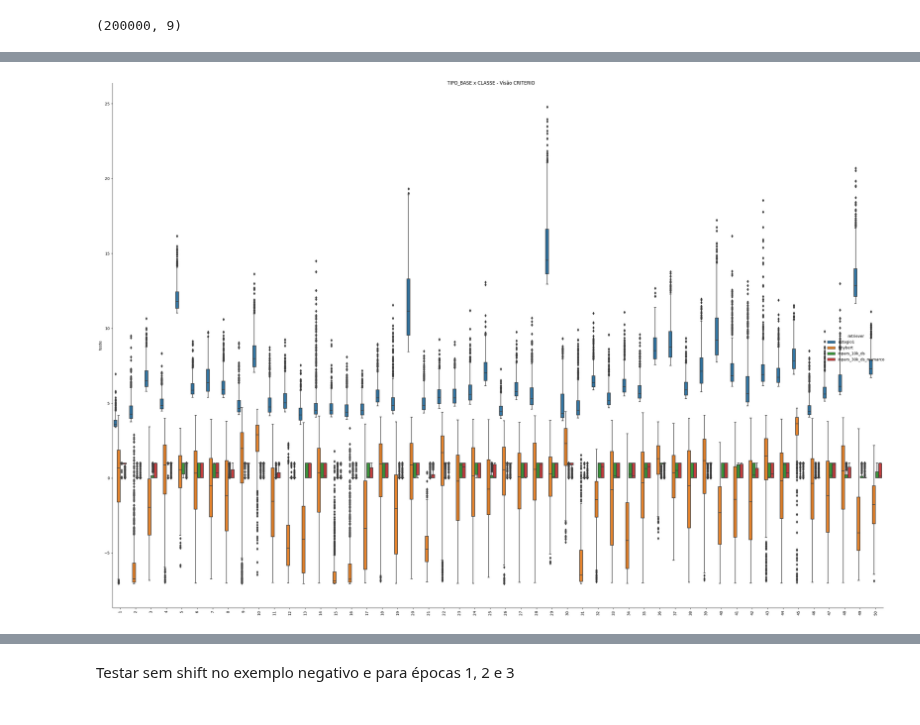
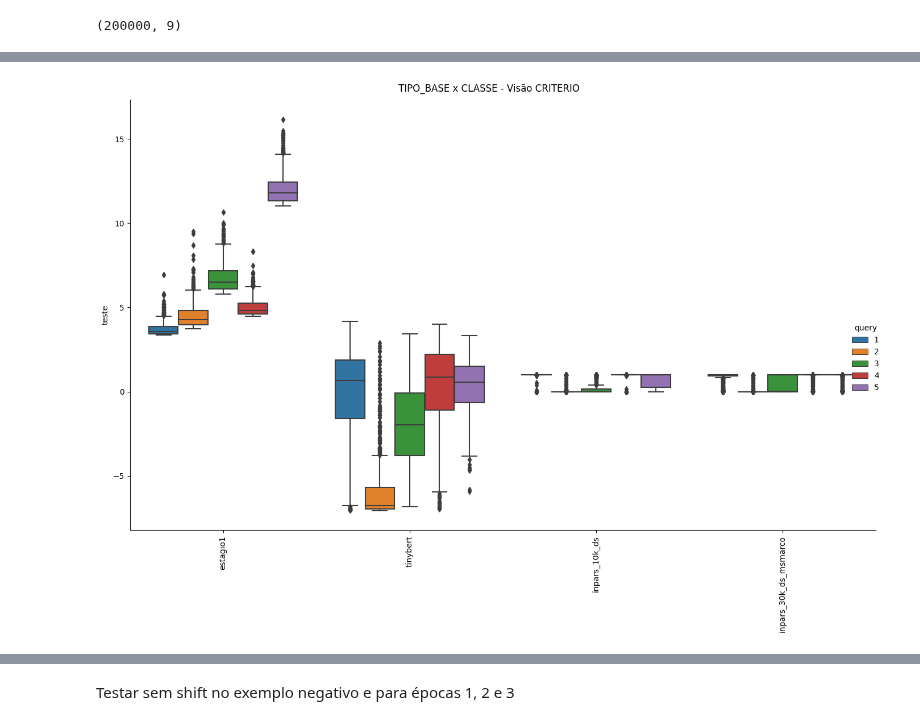
Before and after one commit to marcusborela/deep_learning_em_buscas_unicamp, a Jupyter notebook: code/aula9_inpars/avalia_busca_com_reranking.ipynb, the cells around one changed output, grey strips where cells are left out. Saved outputs shown, nothing was run; the diff lists cells and outputs as text; code cells hidden in the pictures.

```diff
--- a/code/aula9_inpars/avalia_busca_com_reranking.ipynb
+++ b/code/aula9_inpars/avalia_busca_com_reranking.ipynb
@@ -882,3 +853,0 @@ df_reranking.iloc[1995:2005]
-# %%
-run_reranking = df_reranking[['query','q0', 'docid', 'rank', 'score', 'system' ]].to_dict(orient="list")
-print(run_reranking['query'][0], run_reranking['q0'][0], run_reranking['docid'][0], run_reranking['rank'][0], run_reranking['score'][0], run_reranking['system'][0])
@@ -887,5 +853,0 @@ print(run_reranking['query'][0], run_reranking['q0'][0], run_reranking['docid'][
-# %%
-results = trec_eval.compute(predictions=[run_reranking], references=[qrel_dict])
-# salvando métricas
-print(f"NDCG@10: {results['NDCG@10']}")
-print(f"Resultados: {results}")
@@ -895,5 +853,0 @@ Resultados: {'runid': '_inpars_30k_ds_sem_corte_epoca_1', 'num_ret': 50000, 'num
-# %%
-lista_resultados.append(
-{'retriever': f'{sufixo[1:]}',
- 'details': f'minilm finetuned {sufixo[1:]}',
- "ndcg":round(100*results['NDCG@10'],2)})
@@ -917,5 +854,6 @@ lista_resultados
 # %%
-for epoca in (1, 2):
+# código abaixo foi executado à medida que o modelo foi salvo!
+for epoca in [6]:
     print(f"Calculando ndg@10 para reranking com modelo treinado em {epoca} épocas")
     path_modelo = f'{DIRETORIO_TREINO}/model_fim_treino_epoca_{epoca}.pt'
     model = AutoModelForSequenceClassification.from_pretrained(path_modelo).to(device)
@@ -1032,12 +966,12 @@ df_new.head()
 | 3 | 1 | q0 | jeuwaj50 | 226 | 3.895198 | what is the origin of COVID-19 | COVID-19—What we know and what we... | 0.998415 | inpars_30k_ds_msmarco |
 | 4 | 1 | q0 | 9puijlym | 874 | 3.389897 | what is the origin of COVID-19 | What is the role of rheumatologis... | 3.389897 | estagio1 |
 # %%
-g = sns.catplot(x="query", sharex=True, y="score", hue='retriever',
-                kind="box", data=df_new, height=20, aspect=20/15) # row="CLASSE",
+g = sns.catplot(x="retriever", sharex=True, y="score", hue='query',
+                kind="box", data=df_new[df_new['query']<=5], height=10, aspect=20/15) # row="CLASSE",
 g.fig.suptitle('TIPO_BASE x CLASSE - Visão CRITERIO')
 g.set_xticklabels(rotation=90)
 g.set_axis_labels("", 'teste')
 plt.tight_layout()
 plt.show()
 # %% [output]
-[figure, old version]
+[figure, new version]
```
Also changed, not shown: parts of 18 cells of this notebook, 1 other file.
